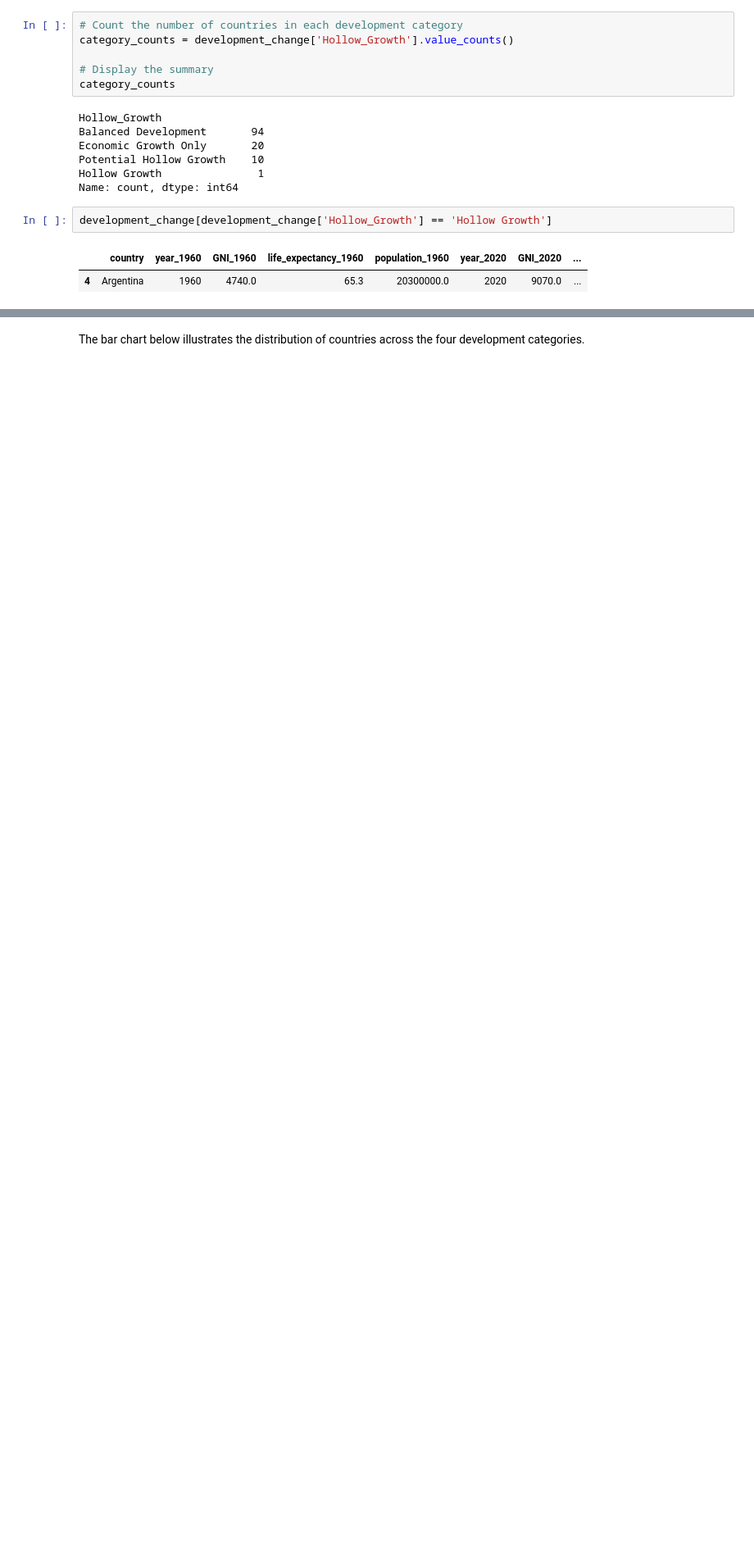
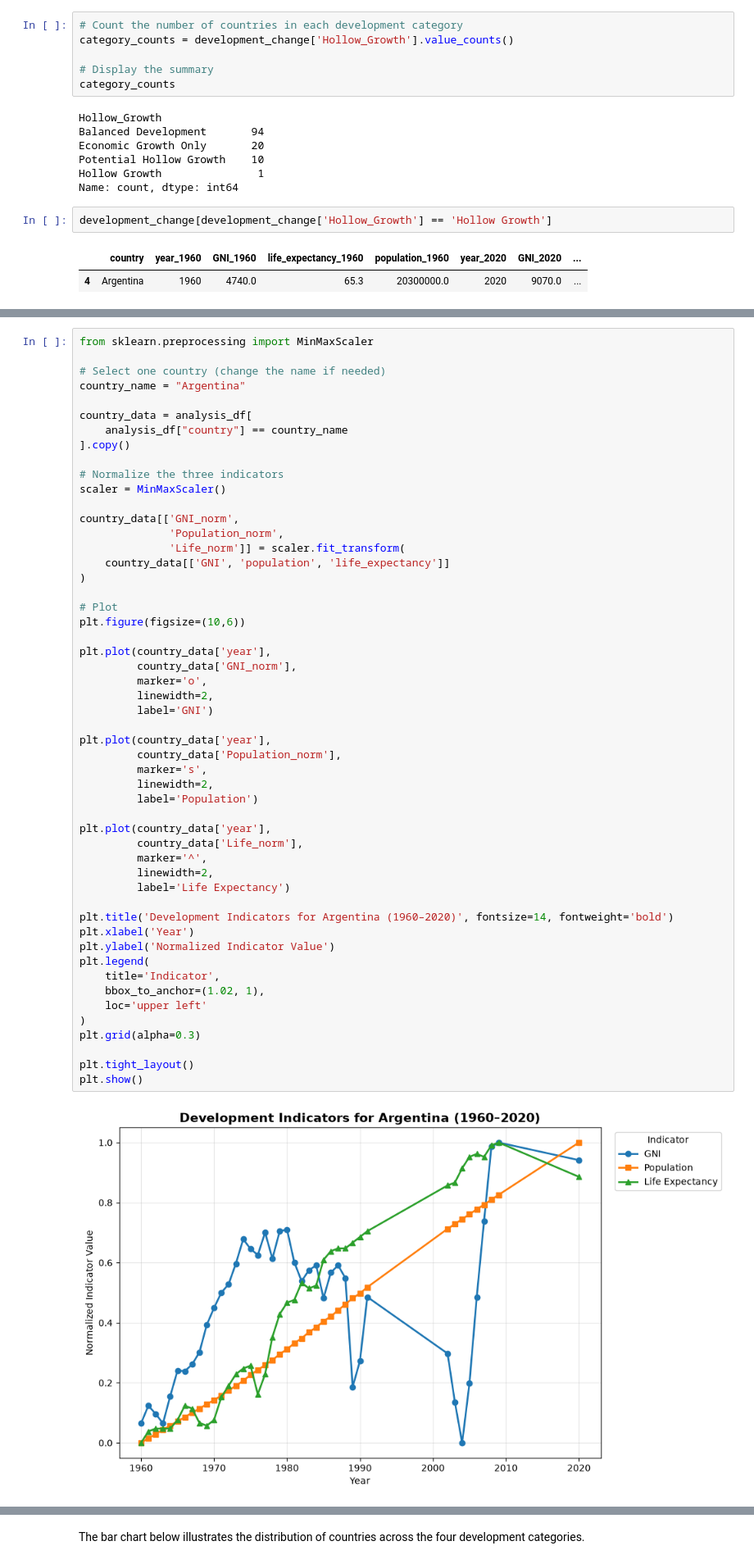
Before and after one commit to xzainab/World-Development, a Jupyter notebook: World_Development.ipynb, the cells around one changed output, grey strips where cells are left out. Shown at 82% size. Cells and saved outputs as stored; diff of their text form; blank space fills up the shorter version.

```diff
--- a/World_Development.ipynb
+++ b/World_Development.ipynb
@@ -1088,0 +1104,54 @@ development_change[development_change['Hollow_Growth'] == 'Hollow Growth']
+# %%
+from sklearn.preprocessing import MinMaxScaler
+
+# Select one country (change the name if needed)
+country_name = "Argentina"
+
+country_data = analysis_df[
+    analysis_df["country"] == country_name
+].copy()
+
+# Normalize the three indicators
+scaler = MinMaxScaler()
+
+country_data[['GNI_norm',
+              'Population_norm',
+              'Life_norm']] = scaler.fit_transform(
+    country_data[['GNI', 'population', 'life_expectancy']]
+)
+
+# Plot
+plt.figure(figsize=(10,6))
+
+plt.plot(country_data['year'],
+         country_data['GNI_norm'],
+         marker='o',
+         linewidth=2,
+         label='GNI')
+
+plt.plot(country_data['year'],
+         country_data['Population_norm'],
+         marker='s',
+         linewidth=2,
+         label='Population')
+
+plt.plot(country_data['year'],
+         country_data['Life_norm'],
+         marker='^',
+         linewidth=2,
+         label='Life Expectancy')
+
+plt.title('Development Indicators for Argentina (1960–2020)', fontsize=14, fontweight='bold')
+plt.xlabel('Year')
+plt.ylabel('Normalized Indicator Value')
+plt.legend(
+    title='Indicator',
+    bbox_to_anchor=(1.02, 1),
+    loc='upper left'
+)
+plt.grid(alpha=0.3)
+
+plt.tight_layout()
+plt.show()
+# %% [output]
+[figure, added]
```
Also changed, not shown: parts of 5 cells of this notebook, 3 other files.
